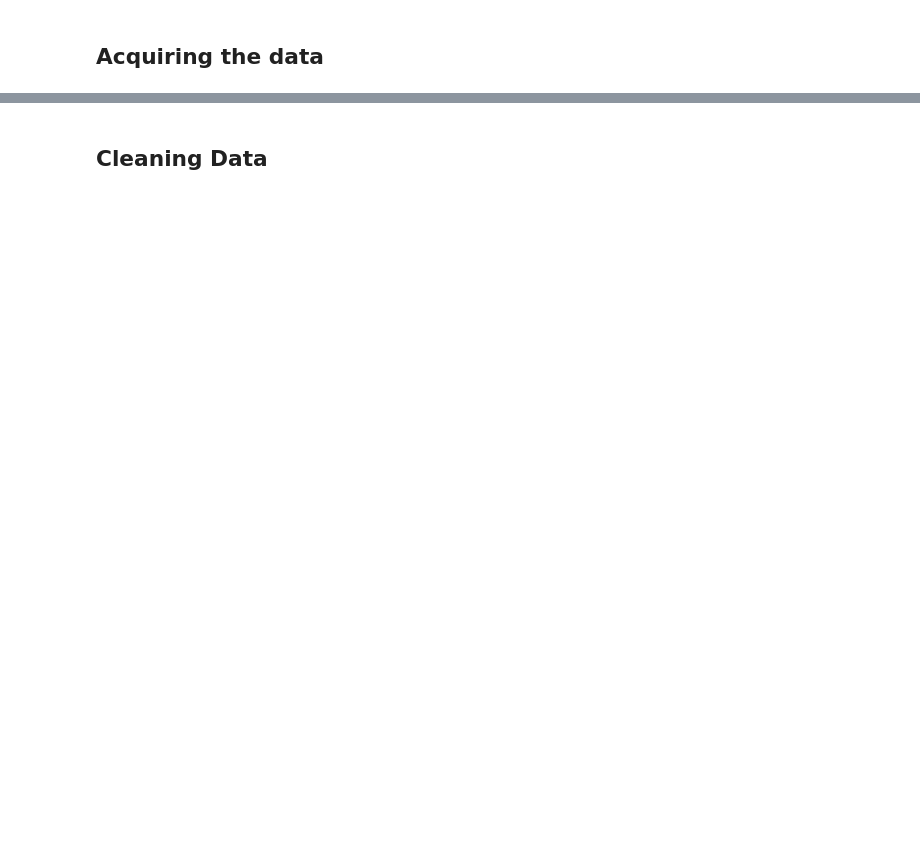
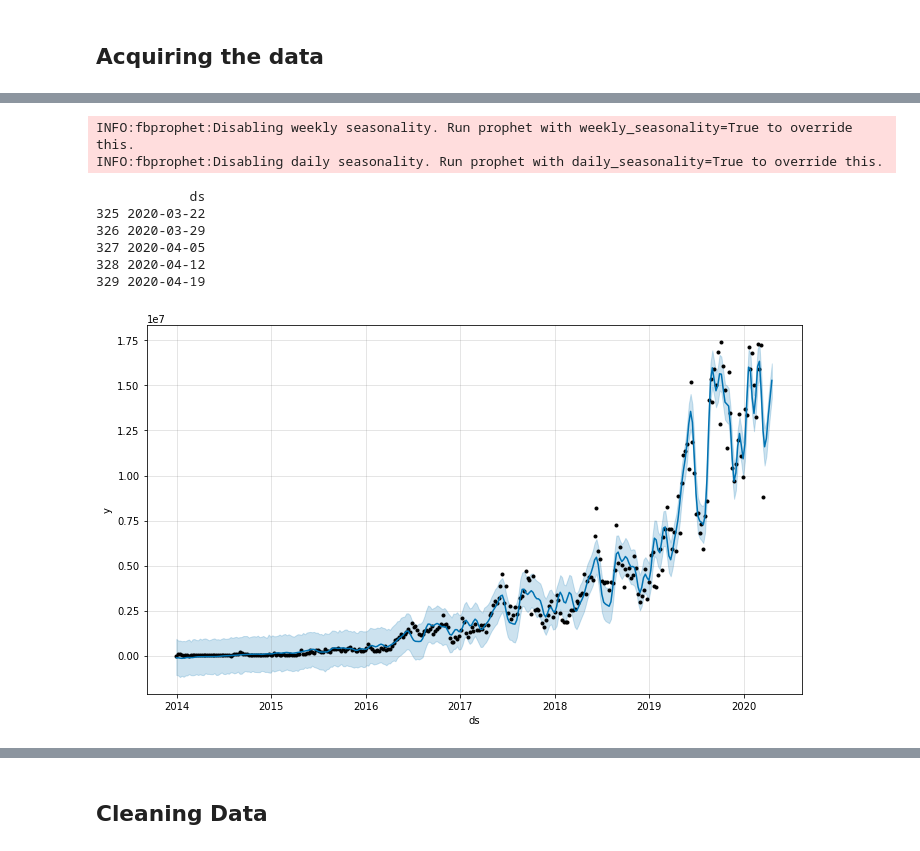
Before and after one commit to sacses/Ironhack-Final-Project, a Jupyter notebook: notebooks/notebook_1.ipynb, the cells around one changed output, grey strips where cells are left out. Saved outputs shown, nothing was run; the diff lists cells and outputs as text; code cells hidden in the pictures; blank space fills up the shorter version.

Commit message:
added multiplicative seasonality and created more functions

```diff
--- a/notebooks/notebook_1.ipynb
+++ b/notebooks/notebook_1.ipynb
@@ -142,3 +112,13 @@ There isn't enough historic data to predict GUA volumes or GUA is not a valid ma
 # %%
 from matplotlib import pyplot as plt
 from fbprophet import Prophet
+# %%
+def create_forecast(market, period, frequency):
+    X = get_df(market)
+    m = Prophet(seasonality_mode='multiplicative')
+
+    m.fit(X)
+    future = m.make_future_dataframe(periods=period, freq=frequency)
+    future.tail()
+    forecast = m.predict(future)
+    m.plot(forecast)
@@ -144,0 +183,12 @@ from fbprophet import Prophet
+# %%
+create_forecast('CAD', 5, 'W')
+# %% [output]
+INFO:fbprophet:Disabling weekly seasonality. Run prophet with weekly_seasonality=True to override this.
+INFO:fbprophet:Disabling daily seasonality. Run prophet with daily_seasonality=True to override this.
+            ds
+325 2020-03-22
+326 2020-03-29
+327 2020-04-05
+328 2020-04-12
+329 2020-04-19
+[figure, added]
```
Also changed, not shown: parts of 13 cells of this notebook.
